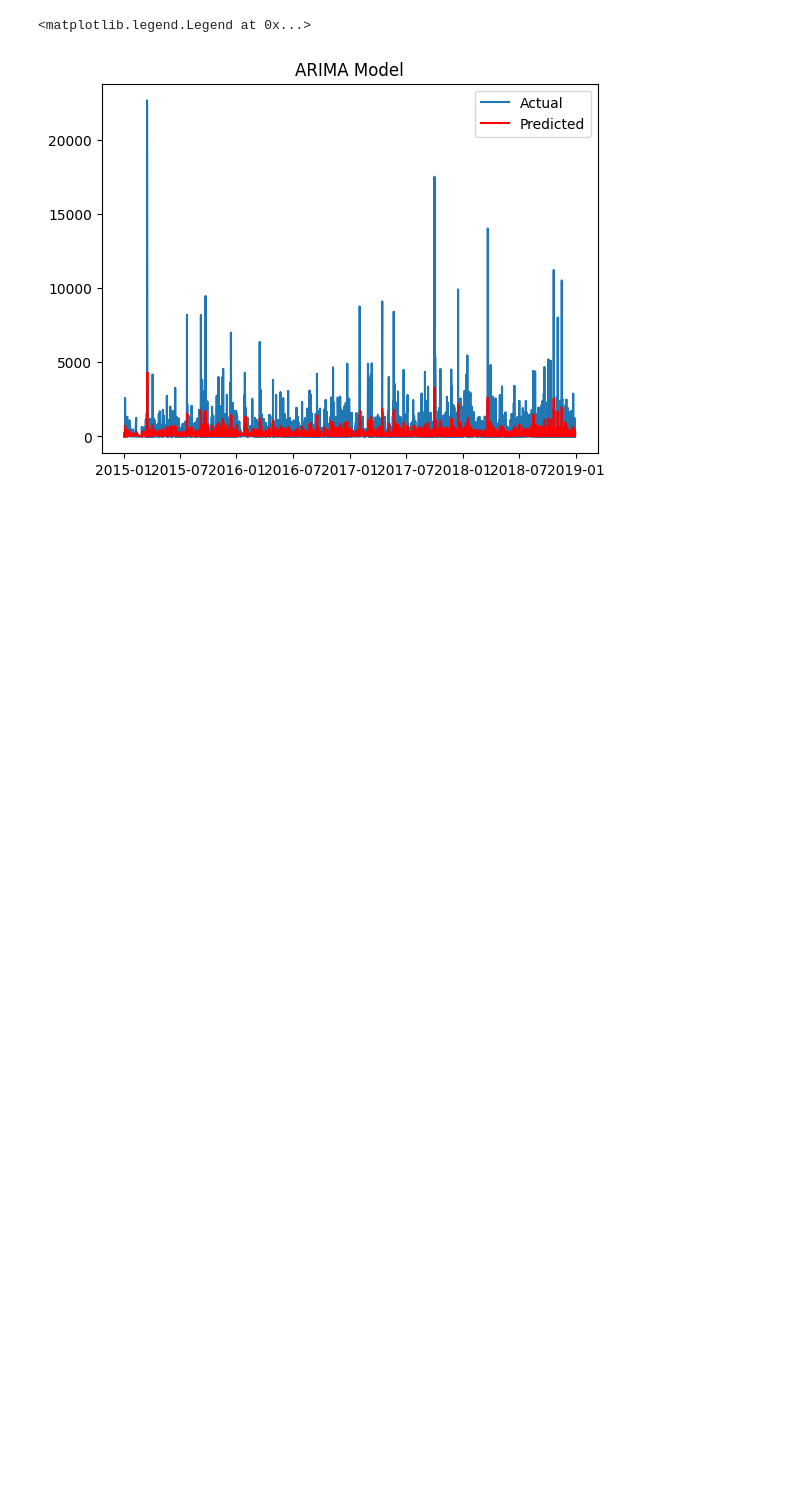
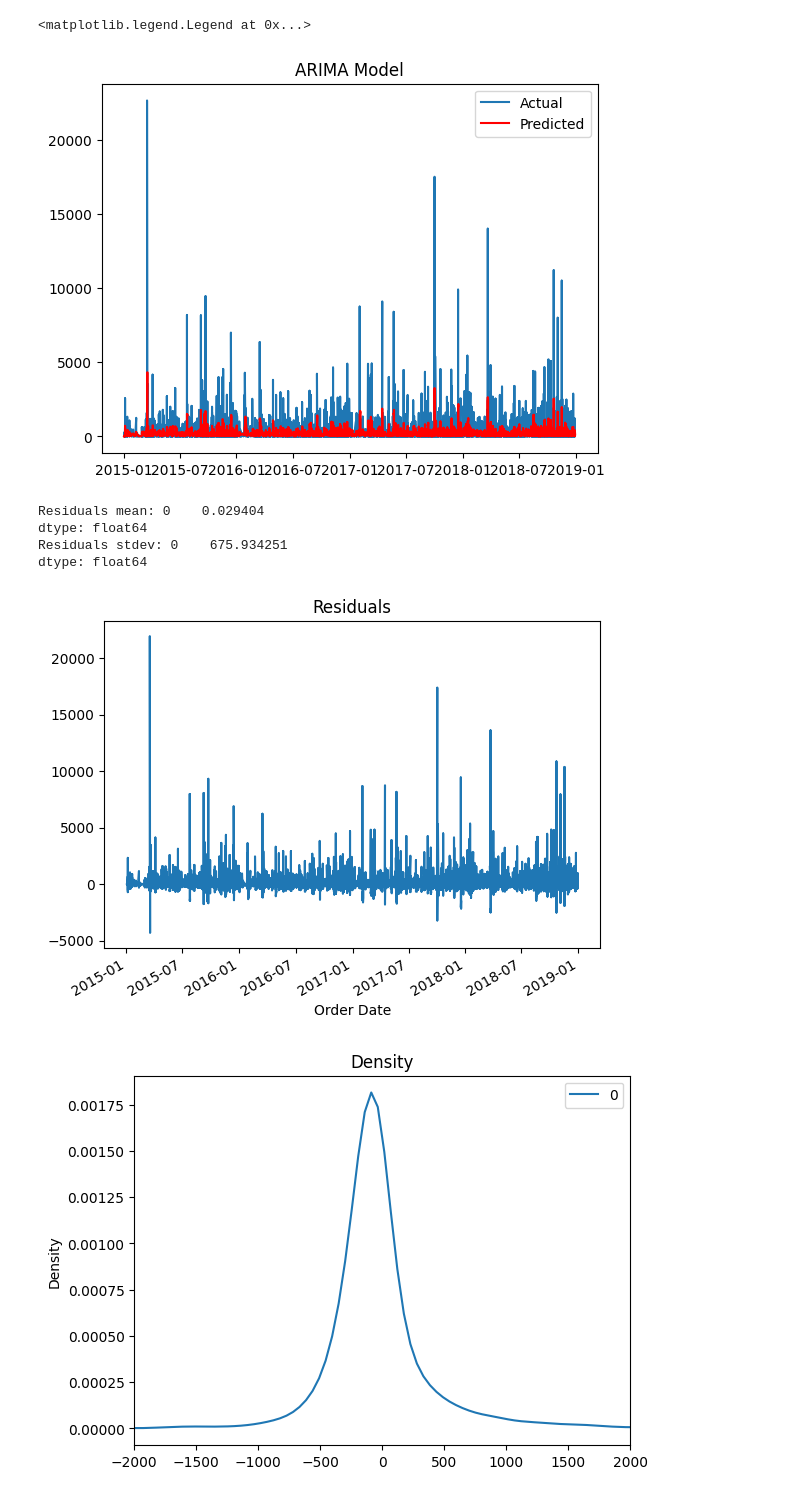
Before and after one commit to MrIsCM/DataProjects, a Jupyter notebook: P1_Sales_DA/predictions.ipynb, the cells around one changed output. Cells and saved outputs as stored; diff of their text form; code cells hidden in the pictures; blank space fills up the shorter version.

```diff
--- a/P1_Sales_DA/predictions.ipynb
+++ b/P1_Sales_DA/predictions.ipynb
@@ -74,8 +74,16 @@ plt.legend()
 # %%
 residuals = pd.DataFrame(model_fit.resid)
 residuals.plot(legend=False, title='Residuals')
 
 residuals.plot(kind='kde', title='Density')
-residuals.plot(kind='bar')
+plt.xlim(-2000, 2000)
+# Histogram plot of residuals
 print(f"Residuals mean: {residuals.mean()}")
 print(f"Residuals stdev: {residuals.std()}")
+# %% [output]
+Residuals mean: 0    0.029404
+dtype: float64
+Residuals stdev: 0    675.934251
+dtype: float64
+[figure, added]
+[figure, added]
```
Also changed, not shown: parts of 5 cells of this notebook.
